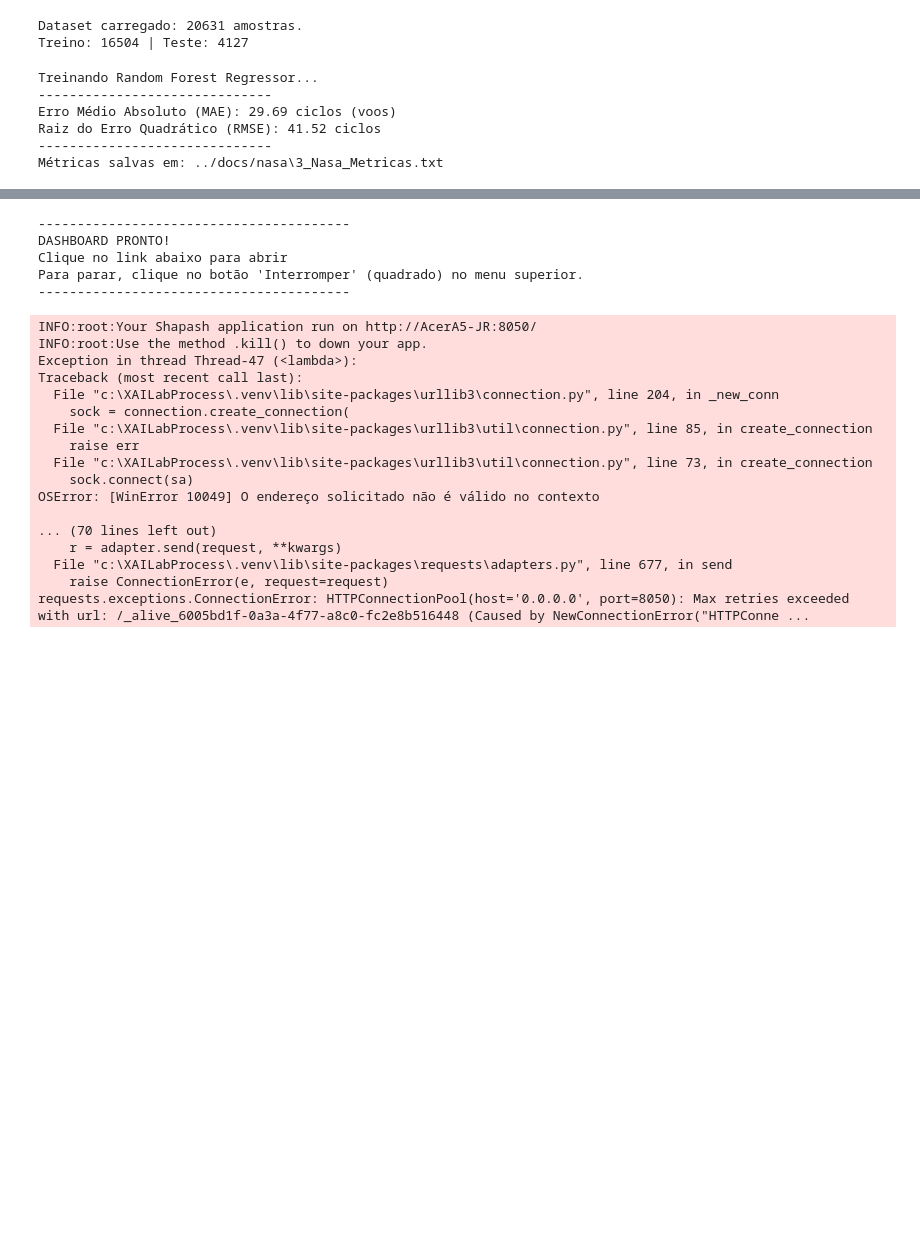
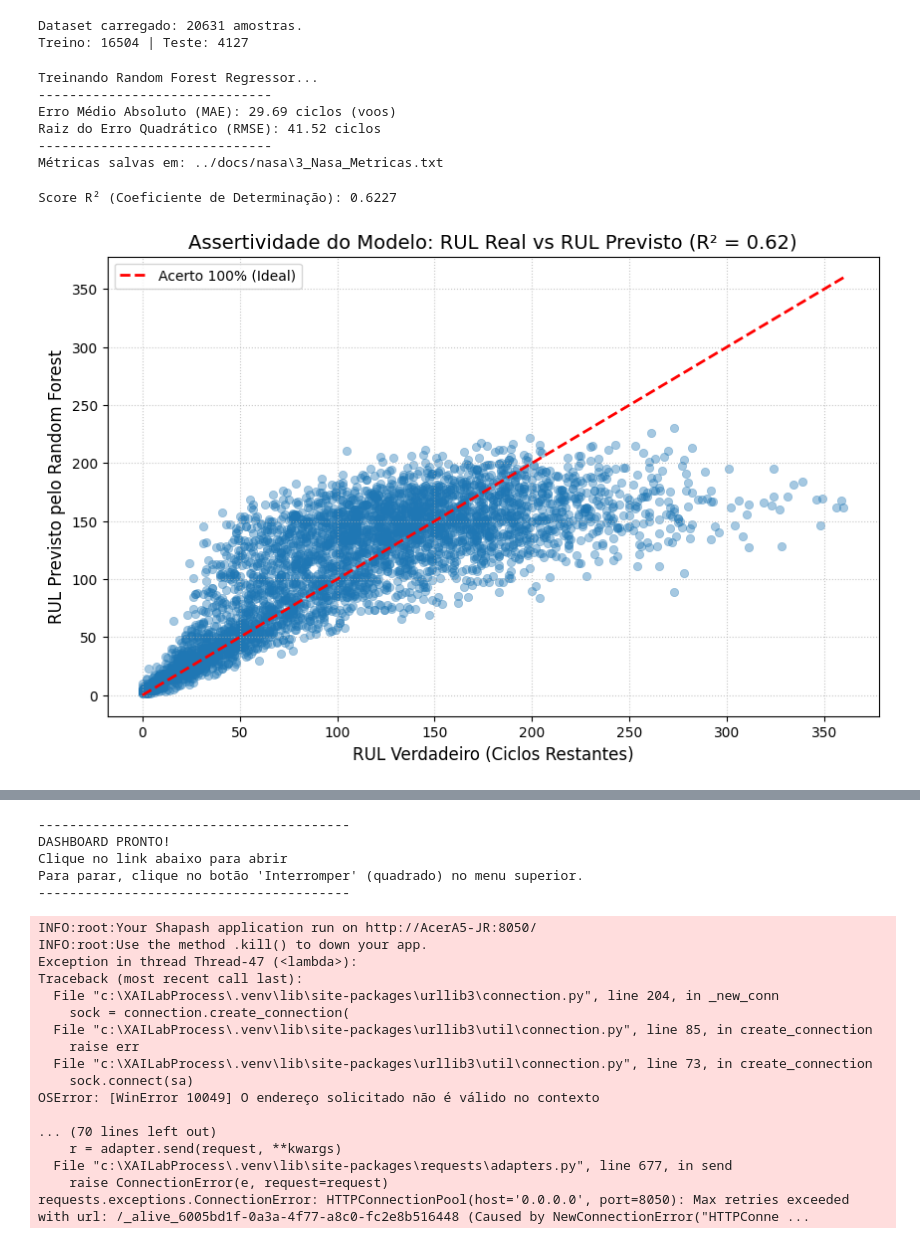
Before and after one commit to JRicLP/PIBIC-XAI-Industry5.0, a Jupyter notebook: notebooks/09_auditoria_tecnica_nasa.ipynb, the cells around one changed output, grey strips where cells are left out. Drawn from its saved outputs; the diff is of its cells as text; code cells hidden in the pictures; blank space fills up the shorter version.

```diff
--- a/notebooks/09_auditoria_tecnica_nasa.ipynb
+++ b/notebooks/09_auditoria_tecnica_nasa.ipynb
@@ -67,6 +67,39 @@ Erro Médio Absoluto (MAE): 29.69 ciclos (voos)
 Raiz do Erro Quadrático (RMSE): 41.52 ciclos
 ------------------------------
 Métricas salvas em: ../docs/nasa\3_Nasa_Metricas.txt
+# %%
+import matplotlib.pyplot as plt
+import seaborn as sns
+from sklearn.metrics import r2_score
+
+#1. Calculando o R^2
+r2 = r2_score(y_test, y_pred)
+print(f"Score R^2 (Coeficiente de Determinação): {r2:.4f}")
+
+#2. Criando o Gráfico de Dispersão
+plt.figure(figsize=(10, 6))
+
+#Plotando os pontos (cada ponto é um instante de voo de um motor)
+sns.scatterplot(x=y_test, y=y_pred, alpha=0.4, color='#1f77b4', edgecolor=None)
+
+#Criando a linha de comparação
+min_val = min(y_test.min(), y_pred.min())
+max_val = max(y_test.max(), y_pred.max())
+plt.plot([min_val, max_val], [min_val, max_val], color='red', linestyle='--', linewidth=2, label='Acerto 100% (Ideal)')
+
+#Formatação do gráfico
+plt.title(f'Assertividade do Modelo: RUL Real vs RUL Previsto (R² = {r2:.2f})', fontsize=14)
+plt.xlabel('RUL Verdadeiro (Ciclos Restantes)', fontsize=12)
+plt.ylabel('RUL Previsto pelo Random Forest', fontsize=12)
+plt.legend()
+plt.grid(True, linestyle=':', alpha=0.7)
+
+#Salvando
+plt.savefig('../docs/nasa/Verificacao_RUL_Real_vs_Predito.png', dpi=300, bbox_inches='tight')
+plt.show()
+# %% [output]
+Score R² (Coeficiente de Determinação): 0.6227
+[figure, added]
 # %%
 #O XAI (Shapash) e Geração de Artefatos:
 
```
Also changed, not shown: parts of 2 cells of this notebook, 12 other files.
